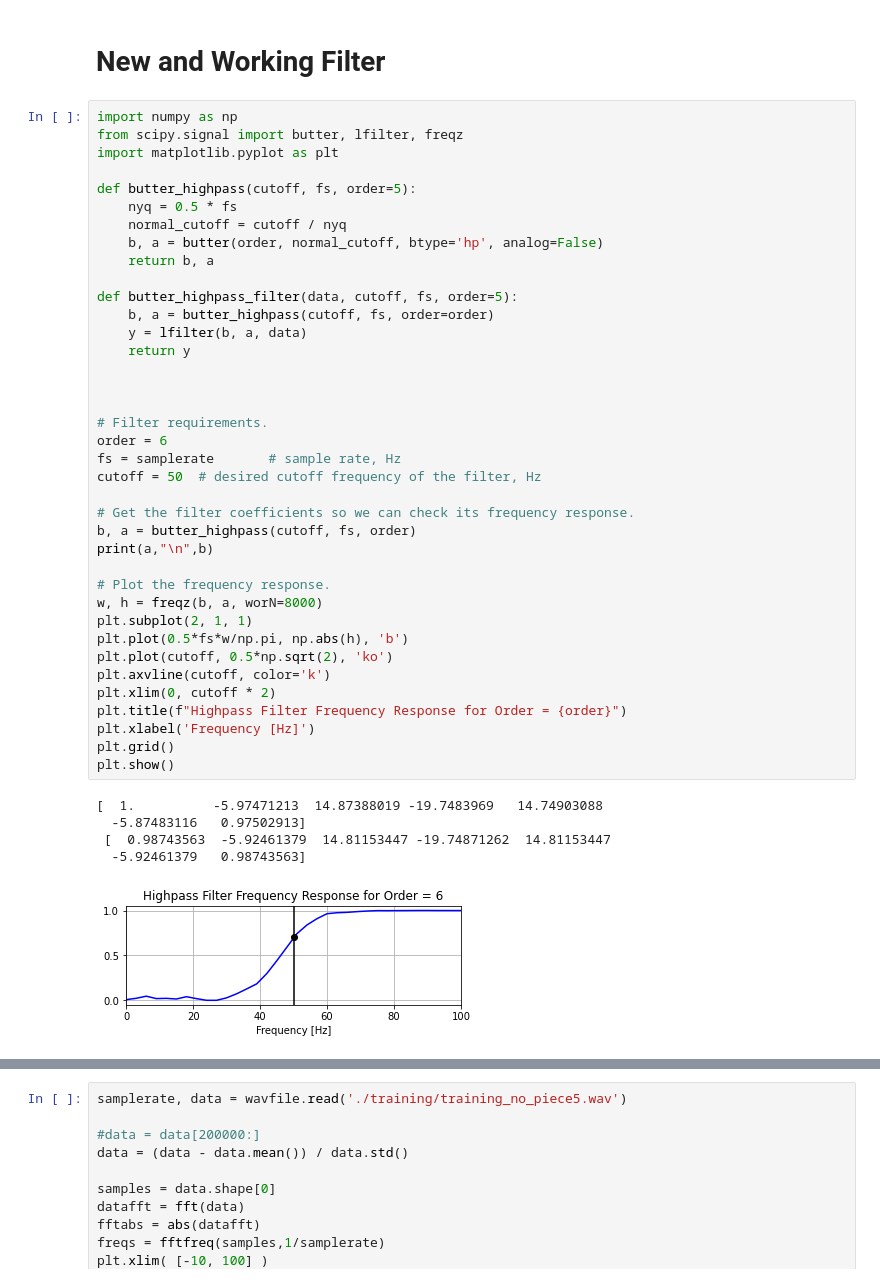
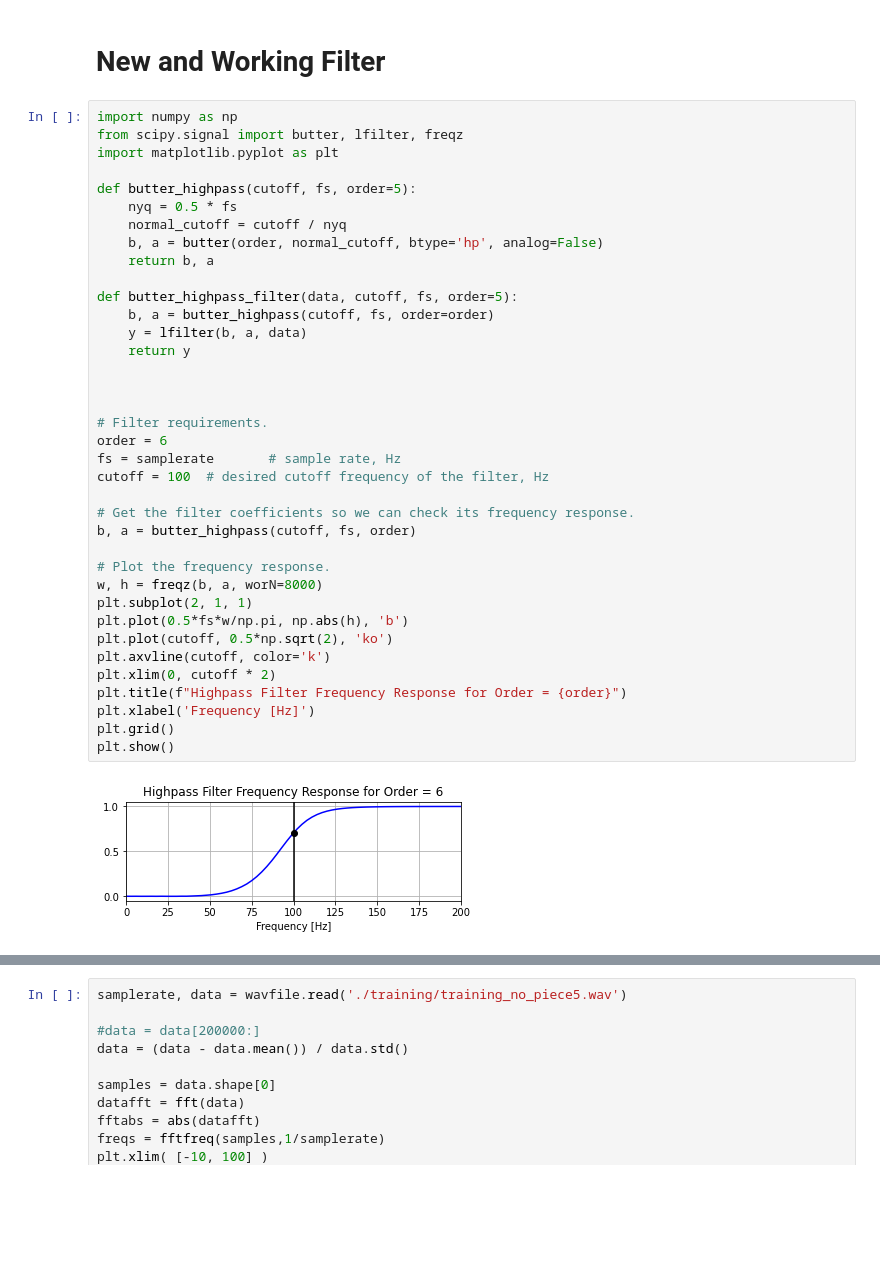
Before and after one commit to jared-p/engr499-group61, a Jupyter notebook: FFT_algorithm.ipynb, the cells around one changed output, grey strips where cells are left out. Saved outputs shown, nothing was run; the diff lists cells and outputs as text; blank space fills up the shorter version.

```diff
--- a/FFT_algorithm.ipynb
+++ b/FFT_algorithm.ipynb
@@ -191,40 +194,35 @@ def butter_highpass(cutoff, fs, order=5):
     normal_cutoff = cutoff / nyq
     b, a = butter(order, normal_cutoff, btype='hp', analog=False)
     return b, a
 
 def butter_highpass_filter(data, cutoff, fs, order=5):
     b, a = butter_highpass(cutoff, fs, order=order)
     y = lfilter(b, a, data)
     return y
 
 
 
 # Filter requirements.
 order = 6
 fs = samplerate       # sample rate, Hz
-cutoff = 50  # desired cutoff frequency of the filter, Hz
+cutoff = 100  # desired cutoff frequency of the filter, Hz
 
 # Get the filter coefficients so we can check its frequency response.
 b, a = butter_highpass(cutoff, fs, order)
-print(a,"\n",b)
 
 # Plot the frequency response.
 w, h = freqz(b, a, worN=8000)
 plt.subplot(2, 1, 1)
 plt.plot(0.5*fs*w/np.pi, np.abs(h), 'b')
 plt.plot(cutoff, 0.5*np.sqrt(2), 'ko')
 plt.axvline(cutoff, color='k')
 plt.xlim(0, cutoff * 2)
 plt.title(f"Highpass Filter Frequency Response for Order = {order}")
 plt.xlabel('Frequency [Hz]')
 plt.grid()
 plt.show()
 # %% [output]
-[  1.          -5.97471213  14.87388019 -19.7483969   14.74903088
-  -5.87483116   0.97502913]
- [  0.98743563  -5.92461379  14.81153447 -19.74871262  14.81153447
-  -5.92461379   0.98743563]
-[figure, old version]
+[figure, new version]
 # %%
 
 y = butter_highpass_filter(data, cutoff, fs, order)
```
Also changed, not shown: parts of 4 cells of this notebook, 1 other file.
